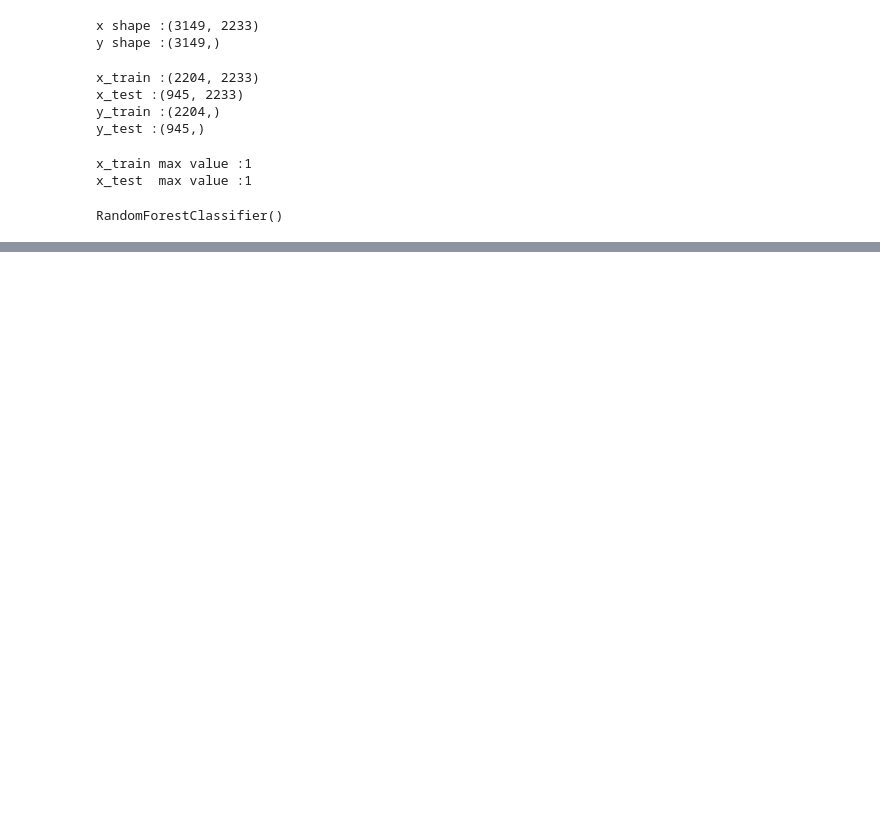
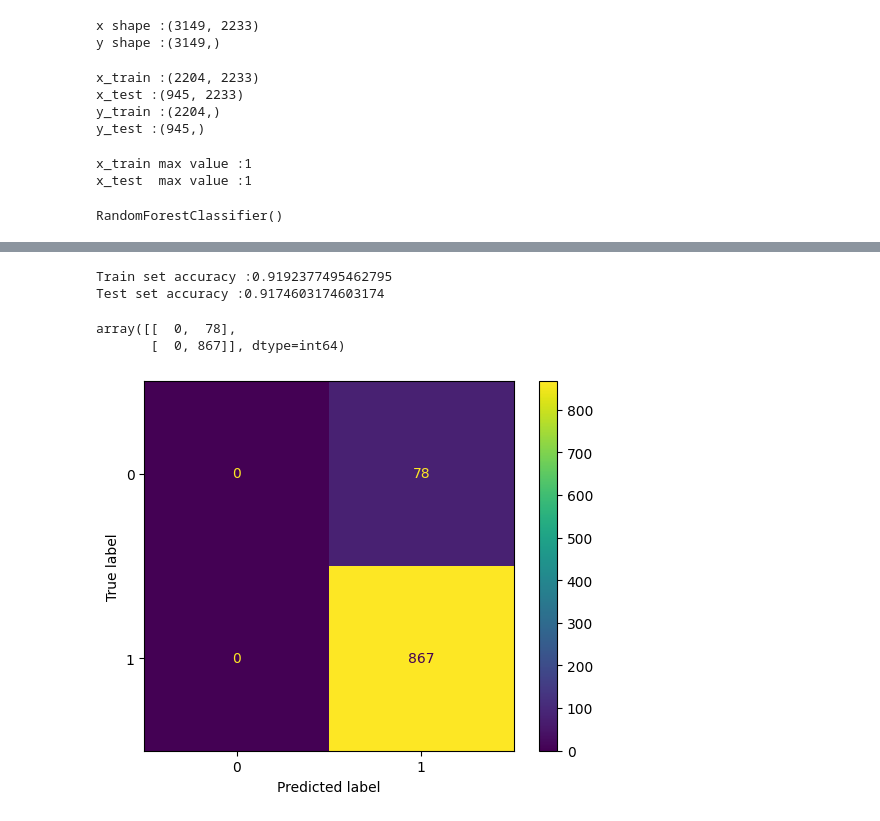
Before and after one commit to pragadishwaran22/amazon-review-SentimentAnalysis, a Jupyter notebook: model_SA.ipynb, the cells around one changed output, grey strips where cells are left out. Saved outputs shown, nothing was run; the diff lists cells and outputs as text; code cells hidden in the pictures; blank space fills up the shorter version.

```diff
--- a/model_SA.ipynb
+++ b/model_SA.ipynb
@@ -361,0 +407,4 @@ RandomForestClassifier()
+# %%
+cv_object=StratifiedKFold(n_splits=2)
+grid_search=GridSearchCV(estimator=model_rf,param_grid=params,cv=cv_object,verbose=0,return_train_score=True)
+grid_search.fit(x_train_scl,y_train.ravel())
@@ -361,0 +432,3 @@ RandomForestClassifier()
+# %%
+model_xgb=XGBClassifier()
+model_xgb.fit(x_train_scl,y_train)
@@ -361,0 +447,20 @@ RandomForestClassifier()
+# %%
+print(f"Train set accuracy :{model_xgb.score(x_train_scl,y_train)}")
+print(f"Test set accuracy :{model_xgb.score(x_test_scl,y_test)}")
+# %% [output]
+Train set accuracy :0.9192377495462795
+Test set accuracy :0.9174603174603174
+# %%
+y_preds=model_xgb.predict(x_test)
+# %%
+cm=confusion_matrix(y_test,y_preds)
+cm
+# %% [output]
+array([[  0,  78],
+       [  0, 867]], dtype=int64)
+# %%
+cm_display=ConfusionMatrixDisplay(confusion_matrix=cm,display_labels=model_xgb.classes_)
+cm_display.plot()
+plt.show()
+# %% [output]
+[figure, added]
```
Also changed, not shown: parts of 14 cells of this notebook, 1 other file.
